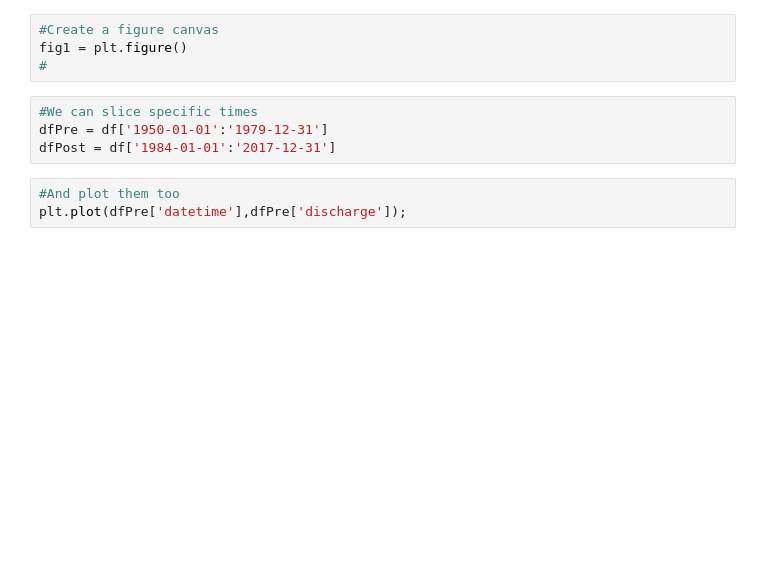
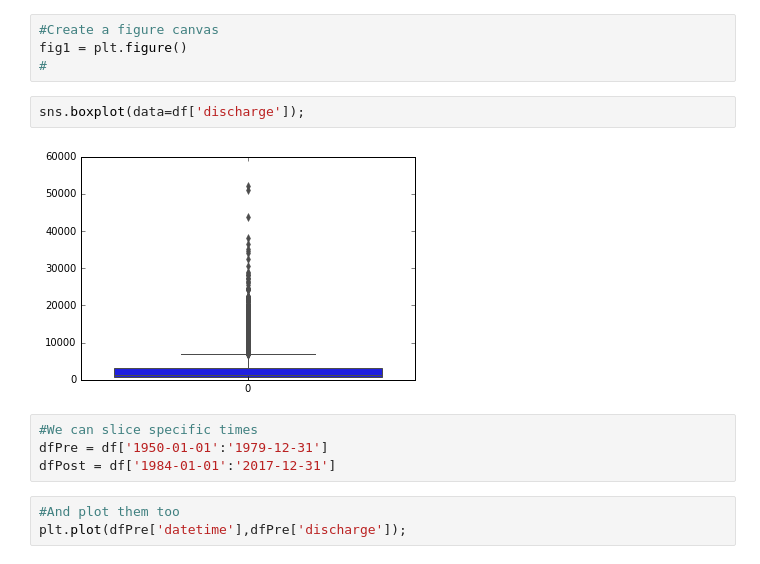
Before and after one commit to johnpfay/Water-Data-Bootcamp, a Jupyter notebook: 1_StreamFlow/Python/02-Data-Exploration.ipynb, the cells around one changed output. Drawn from its saved outputs; the diff is of its cells as text; blank space fills up the shorter version.

```diff
--- a/1_StreamFlow/Python/02-Data-Exploration.ipynb
+++ b/1_StreamFlow/Python/02-Data-Exploration.ipynb
@@ -68,6 +60,10 @@ plt.plot(df['datetime'], df['discharge']);
 #Create a figure canvas
 fig1 = plt.figure()
 #
+# %%
+sns.boxplot(data=df['discharge']);
+# %% [output]
+[figure, added]
 # %%
 #We can slice specific times
 dfPre = df['1950-01-01':'1979-12-31']
```
Also changed, not shown: parts of 12 cells of this notebook.
